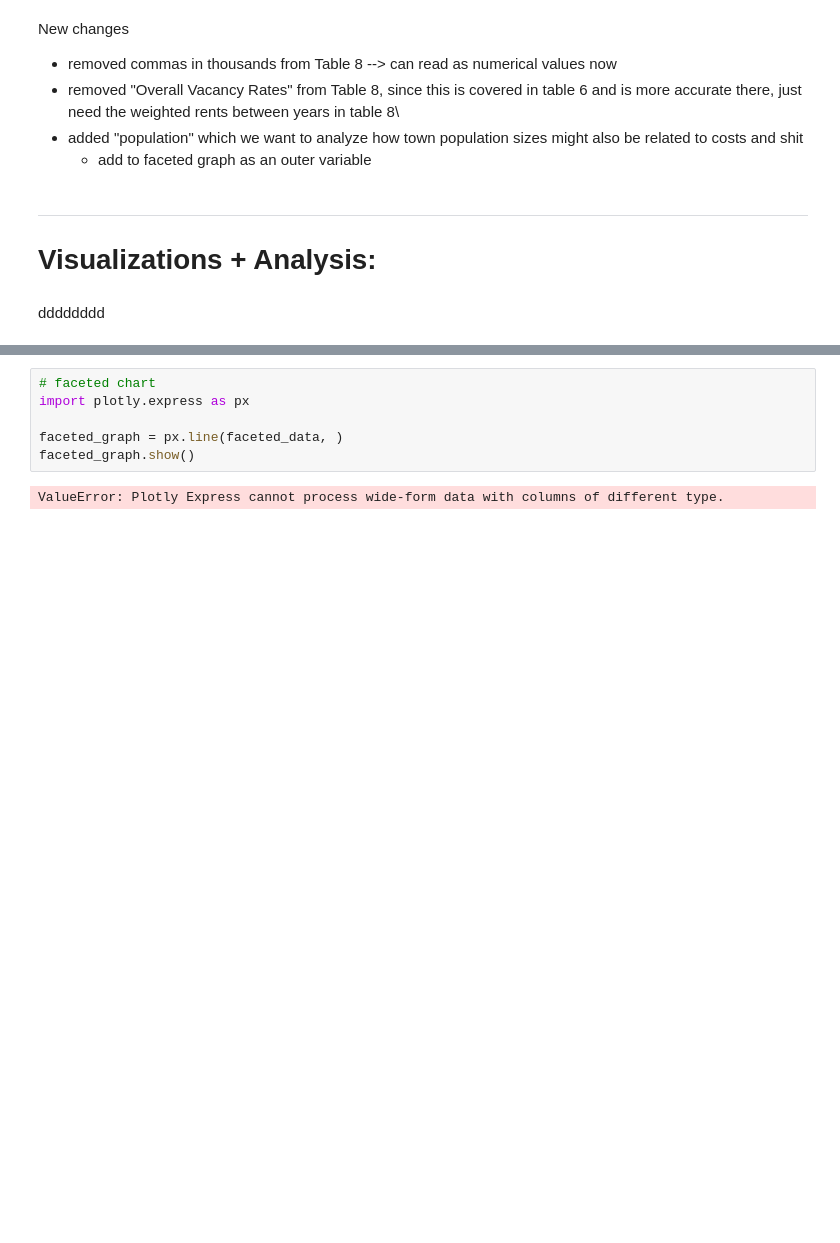
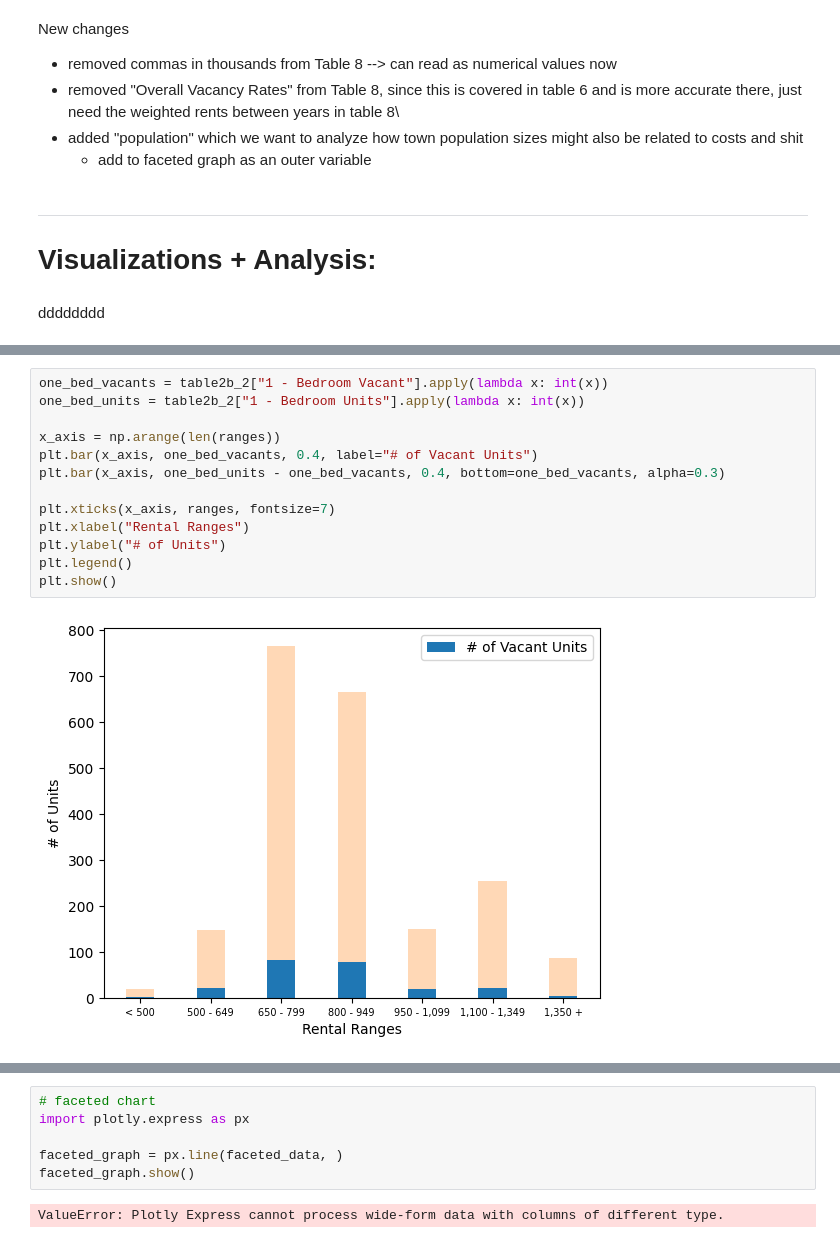
Before and after one commit to Mathemusician1729/DATA-221-Project, a Jupyter notebook: 221-Project.ipynb, the cells around one changed output, grey strips where cells are left out. Drawn from its saved outputs; the diff is of its cells as text; blank space fills up the shorter version.

```diff
--- a/221-Project.ipynb
+++ b/221-Project.ipynb
@@ -97,0 +120,15 @@ faceted_data
+# %%
+one_bed_vacants = table2b_2["1 - Bedroom Vacant"].apply(lambda x: int(x))
+one_bed_units = table2b_2["1 - Bedroom Units"].apply(lambda x: int(x))
+
+x_axis = np.arange(len(ranges))
+plt.bar(x_axis, one_bed_vacants, 0.4, label="# of Vacant Units")
+plt.bar(x_axis, one_bed_units - one_bed_vacants, 0.4, bottom=one_bed_vacants, alpha=0.3)
+
+plt.xticks(x_axis, ranges, fontsize=7)
+plt.xlabel("Rental Ranges")
+plt.ylabel("# of Units")
+plt.legend()
+plt.show()
+# %% [output]
+[figure, added]
```
Also changed, not shown: parts of 9 cells of this notebook, 1 other file.
